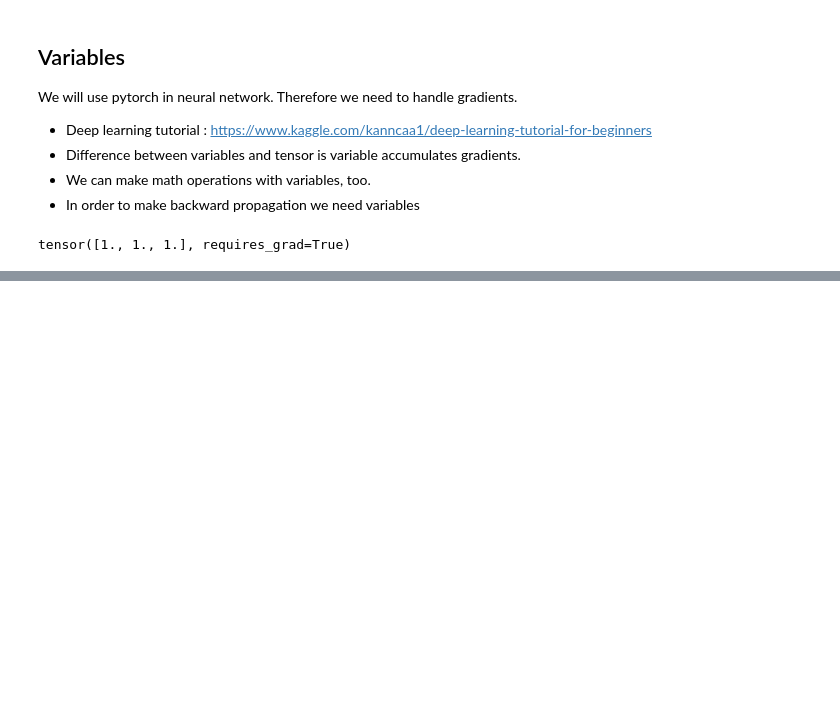
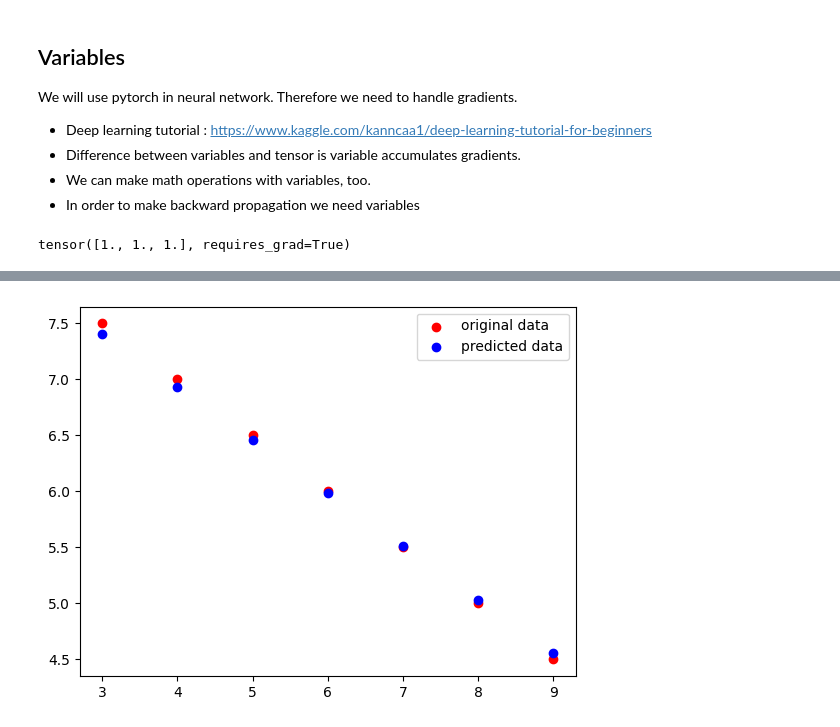
Before and after one commit to Jhyuny/Euron-5th-Mid-DL, a Jupyter notebook: 캐글필사.ipynb, the cells around one changed output, grey strips where cells are left out. Drawn from its saved outputs; the diff is of its cells as text; code cells hidden in the pictures; blank space fills up the shorter version.

```diff
--- a/캐글필사.ipynb
+++ b/캐글필사.ipynb
@@ -163,0 +302,10 @@ tensor([1., 1., 1.], requires_grad=True)
+# %%
+# lets predict car price
+pred = model(car_price_tensor).data.numpy()
+plt.scatter(car_prices_array,number_of_car_sell_array,label = 'original data', color = 'red')
+plt.scatter(car_prices_array,pred,label = "predicted data", color='blue')
+
+plt.legend()
+plt.show()
+# %% [output]
+[figure, added]
```
Also changed, not shown: parts of 26 cells of this notebook.
